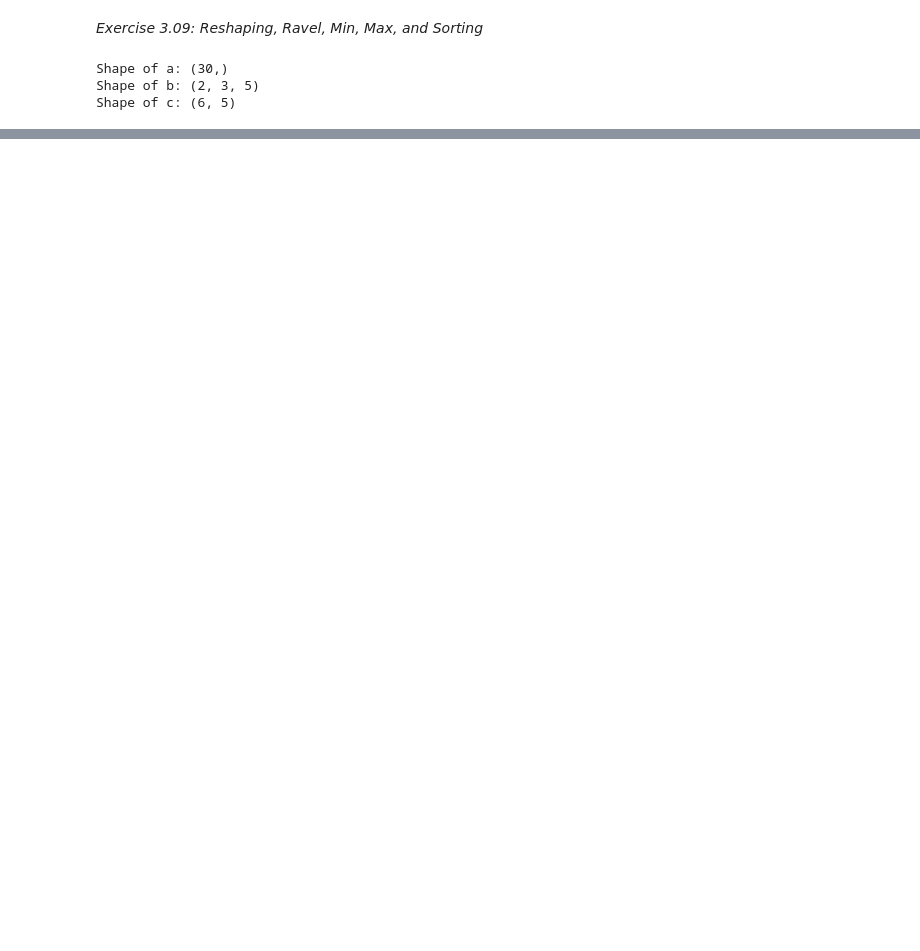
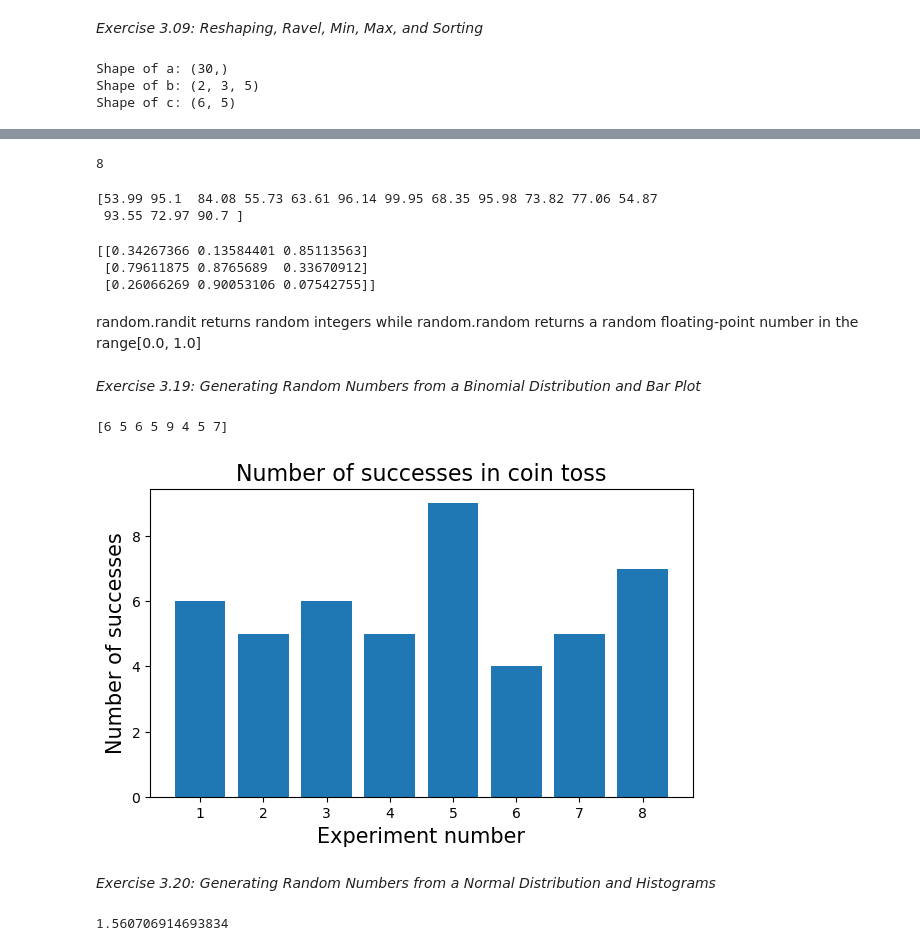
Before and after one commit to alkajae/The-Data-Wrangling-Workshop, a Jupyter notebook: Chapter03/JohnsonT302-2255-1Weeks3&4.ipynb, the cells around one changed output, grey strips where cells are left out. Cells and saved outputs as stored; diff of their text form; code cells hidden in the pictures; blank space fills up the shorter version.

```diff
--- a/Chapter03/JohnsonT302-2255-1Weeks3&4.ipynb
+++ b/Chapter03/JohnsonT302-2255-1Weeks3&4.ipynb
@@ -391,0 +865,47 @@ print(b_flat)
+# %%
+x = np.random.randint(1,10)
+print(x)
+# %% [output]
+8
+# %%
+#generating random numbers with decimals
+x2 = 50+50*np.random.random(size=15)
+x2 = x2.round(decimals=2)
+print(x2)
+#syntax - start+stop*np.random.random(size)
+# %% [output]
+[53.99 95.1  84.08 55.73 63.61 96.14 99.95 68.35 95.98 73.82 77.06 54.87
+ 93.55 72.97 90.7 ]
+# %%
+x3 = np.random.rand(3,3)
+print(x3)
+# %% [output]
+[[0.34267366 0.13584401 0.85113563]
+ [0.79611875 0.8765689  0.33670912]
+ [0.26066269 0.90053106 0.07542755]]
+# %% [markdown]
+random.randit returns random integers while random.random returns a random floating-point number in the range[0.0, 1.0]
+# %% [markdown]
+*Exercise 3.19: Generating Random Numbers from a Binomial Distribution and Bar Plot*
+# %%
+cointoss = np.random.binomial(10,0.6,size=8)
+print(cointoss)
+#syntax - np.random.binomial(number of tosses, probability, number of experiments)
+# %% [output]
+[6 5 6 5 9 4 5 7]
+# %%
+plt.figure(figsize=(7,4))
+plt.title("Number of successes in coin toss", fontsize=16)
+plt.bar(np.arange(1,9),height=cointoss)
+plt.xlabel("Experiment number", fontsize=15)
+plt.ylabel("Number of successes", fontsize=15)
+plt.show()
+# %% [output]
+[figure, added]
+# %% [markdown]
+*Exercise 3.20: Generating Random Numbers from a Normal Distribution and Histograms*
+# %%
+nd = np.random.normal()
+print(nd)
+# %% [output]
+1.560706914693834
```
Also changed, not shown: parts of 194 cells of this notebook, 10 other files.
